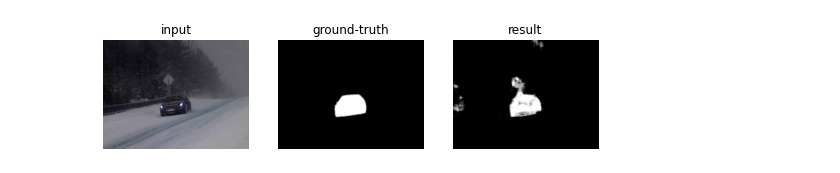
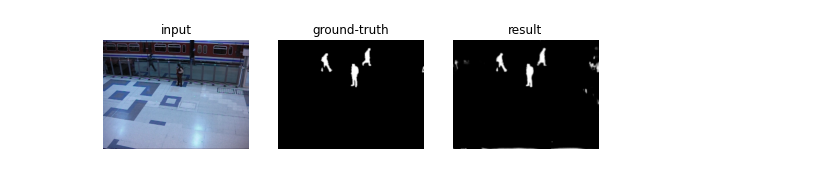
Before and after one commit to mbibrahe/BA_Project, a Jupyter notebook: FS_UNET++.ipynb, the cells around one changed output. Cells and saved outputs as stored; diff of their text form; code cells hidden in the pictures.

```diff
--- a/FS_UNET++.ipynb
+++ b/FS_UNET++.ipynb
@@ -452,0 +372,6 @@ Epoch 60/60
+# %%
+import datetime
+
+x = datetime.datetime.now()
+
+model.save('/content/drive/My Drive/Colab Notebooks/my_model_base_' + str(x.day))
@@ -453,7 +380,9 @@ Epoch 60/60
+# %%
+model = keras.models.load_model('/content/drive/My Drive/Colab Notebooks/my_model_base_610')
 # %%
-#from keras import tensor as tf
 
-dataset_path = os.path.join('tester', 'test')
+
+dataset_path = os.path.join('basetest_1', 'test')
 def getData_test(dataset_dir):
     X_list= sorted(glob.glob(os.path.join(dataset_dir, 'x','*.jpg')))
     Y_list = sorted(glob.glob(os.path.join(dataset_dir, 'y' ,'*.png')))
@@ -463,37 +392,20 @@ def getData_test(dataset_dir):
     Y= []
 
     for i in range(0, len(X_list)):
-        # Load input image
+        # Load input images
         x = cv.resize(cv.imread(X_list[i]), (320, 240))
         normalizedImg = np.zeros((320, 240))
         normalizedImg = cv.normalize(x,  normalizedImg, 0, 255, cv.NORM_MINMAX)
         X.append(normalizedImg)
 
-        # Load ground-truth label and encode to value 0 and 1
+        # Load ground truth images
         y = cv.resize(cv.imread(Y_list[i], 0), (320, 240))
         y = cv.normalize(y, None, alpha=0, beta=1, norm_type=cv.NORM_MINMAX, dtype=cv.CV_32F)
         Y.append(y)
 
-        # Load input image
-        """x = cv.imread(X_list[i])
-        print(x.shape)
-        #normalizedImg = np.zeros((320, 240))
-        #normalizedImg = cv.normalize(x, 0, 255, cv.NORM_MINMAX)
-        X.append(x)
-
-
-
-
-        #X.append(normalizedImg1)
-        y = cv.imread(Y_list[i], 0)
-        y = cv.normalize(y, None, alpha=0, beta=1, norm_type=cv.NORM_MINMAX, dtype=cv.CV_32F)
-        Y.append(y)"""
-
-
 
 
     X = np.asarray(X)
-    print(X.shape)
     Y = np.asarray(Y)
 
     # Shuffle the training data
@@ -505,11 +417,10 @@ def getData_test(dataset_dir):
     return X, Y
 X, Y = getData_test(dataset_path)
 
-print(Y.shape)
 
 
 
-#2. Prediction
+# Prediction
 pred = model.predict([X,X], verbose=1, batch_size=1)
 
 
@@ -517,7 +428,9 @@ pred = model.predict([X,X], verbose=1, batch_size=1)
 
 plt.rcParams['figure.figsize'] = (12.0, 9.0)
 
-idx = 31 # image index in a range of [0,9]
+
+
+idx = 6 # image index in a range of [0,9]
 
 img = np.empty(3, dtype=object)
 img[0] = X[idx]
@@ -525,42 +438,38 @@ img[1] = Y[idx].reshape(Y[idx].shape[0],Y[idx].shape[1])
 
 img[2] = pred[idx].reshape(pred[idx].shape[0],pred[idx].shape[1])
 
-#img[2] = cv2.medianBlur(pred[idx].reshape(pred[idx].shape[0],pred[idx].shape[1]), 5)
 
-"""t_img = pred[idx].reshape(pred[idx].shape[0],pred[idx].shape[1])
-m, n = t_img
 
-# Develop Averaging filter(3, 3) mask
-mask = np.ones([3, 3], dtype = int)
-mask = mask / 9
+def compute_dice(im1, im2, empty_score=1.0):
+    y_true_f = K.flatten(im1)
+    y_pred_f = K.flatten(im2)
+    im1 = np.asarray(y_true_f>0.5).astype(np.bool)
+    im2 = np.asarray(y_pred_f>0.5).astype(np.bool)
 
-# Convolve the 3X3 mask over the image
-img_new = np.zeros([m, n])
+    if im1.shape != im2.shape:
+        raise ValueError("Shape mismatch: im1 and im2 must have the same shape.")
 
-for i in range(1, m-1):
-    for j in range(1, n-1):
-        temp = t_img[i-1, j-1]*mask[0, 0]+t_img[i-1, j]*mask[0, 1]+t_img[i-1, j + 1]*mask[0, 2]+t_img[i, j-1]*mask[1, 0]+ t_img[i, j]*mask[1, 1]+t_img[i, j + 1]*mask[1, 2]+t_img[i + 1, j-1]*mask[2, 0]+t_img[i + 1, j]*mask[2, 1]+t_img[i + 1, j + 1]*mask[2, 2]
+    im_sum = im1.sum() + im2.sum()
+    if im_sum == 0:
+        return empty_score
 
-        img_new[i, j]= temp
+    intersection = np.logical_and(im1, im2)
 
-img_new = img_new.astype(np.uint8)
-#cv2.imwrite('blurred.tif', img_new)
-
-img[3] = img_new
-"""
+    return 2. * intersection.sum() / im_sum
 
 
 
 
+te_ = []
 
-def dice_coef(y_true, y_pred):
-    smooth = 1.
-    y_true_f = K.flatten(y_true)
-    y_pred_f = K.flatten(y_pred)
-    intersection = K.sum(y_true_f * y_pred_f)
-    return (2. * intersection + smooth) / (K.sum(y_true_f) + K.sum(y_pred_f) + smooth)
+for i in range(0,len(X)):
+  te_.append(compute_dice(Y[i], pred[i]))
 
-print(dice_coef(Y[idx], pred[idx]))
+dice_avg = sum(te_)/len(te_)
+
+print("Average dice score over " + str(len(te_)) + " predictions is: "  + str(dice_avg))
+
+print("Dice score for this image: " + str(compute_dice(Y[idx], pred[idx])))
 
 title = ['input', 'ground-truth', 'result']
 for i in range(3):
@@ -583 +492 @@ tf.Tensor(0.7934022, shape=(), dtype=float32)
-[figure, old version]
+[figure, new version]
```
Also changed, not shown: parts of 10 cells of this notebook.
